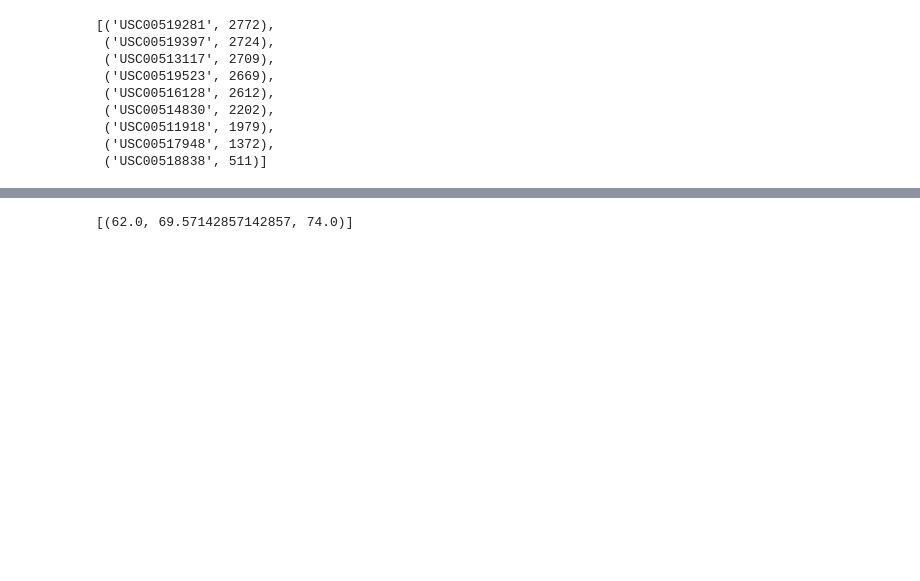
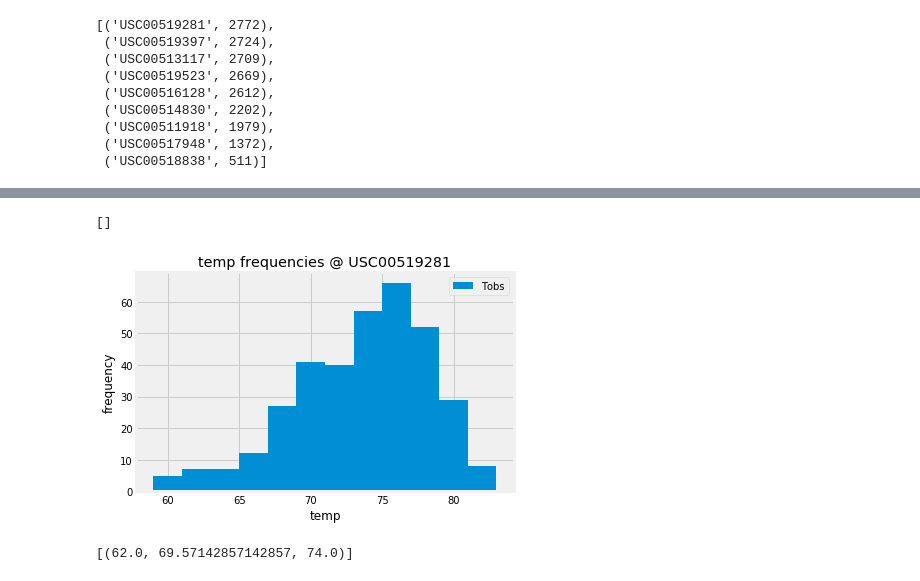
Before and after one commit to jjjjjeb/SQL_Alchemy, a Jupyter notebook: climate_analysis.ipynb, the cells around one changed output, grey strips where cells are left out. Cells and saved outputs as stored; diff of their text form; code cells hidden in the pictures; blank space fills up the shorter version.

```diff
--- a/climate_analysis.ipynb
+++ b/climate_analysis.ipynb
@@ -115,3 +142,6 @@ total dates
+# %%
+# ...now get the year before
+year_before = dt.date(year, month, day)-dt.timedelta(days=365)
 # %%
 # ... creating query to retrieve the data and precipitation scores over the last year from the latest date
 
@@ -260,0 +284,5 @@ The most active station is USC00519281 with 2772 rows of data.
+# %%
+# ... another way to get the most active station (checking...)
+
+most_active = stations_by_obs[0][0]
+most_active
@@ -284,3 +318,14 @@ print(avg_temp)
 # %%
 # Choose the station with the highest number of temperature observations.
 # Query the last 12 months of temperature observation data for this station and plot the results as a histogram
+
+tobs_results = session.query(Measurement.date, Measurement.tobs).\
+    filter(Measurement.date > year_before).\
+    filter(Measurement.station == most_active).\
+    order_by(Measurement.date.desc()).all()
+
+#tobs_data = []
+
+#for row in tobs_results:
+#    print(row)
+#    tobs_data.append(row)
@@ -288,0 +332,14 @@ print(avg_temp)
+# %%
+# ...making DF
+tobs_df = pd.DataFrame(tobs_results, columns=['Date', 'Tobs'])
+
+# ...changing string object to datetime object
+tobs_df['Date']= pd.to_datetime(tobs_df['Date'])
+
+# ...sorting
+tobs_df = tobs_df.sort_values(['Date'], ascending=True)
+
+# ...& setting the index to the date column
+tobs_df = tobs_df.set_index('Date')
+
+tobs_df
@@ -289,3 +361,19 @@ print(avg_temp)
+# %%
+# checking for null values in columns
+tobs_df.columns[tobs_df.isna().any()].tolist()
+# %% [output]
+[]
+# %%
+# ... plotting results in a histor
+
+tobs_df.plot.hist(bins=12)
+plt.title('temp frequencies @ USC00519281')
+plt.ylabel('frequency')
+plt.xlabel('temp')
+plt.tight_layout()
+plt.show()
+# %% [output]
+[figure, added]
 # %%
 # This function called `calc_temps` will accept start date and end date in the format '%Y-%m-%d'
 # and return the minimum, average, and maximum temperatures for that range of dates
```
Also changed, not shown: parts of 15 cells of this notebook, 2 other files.
